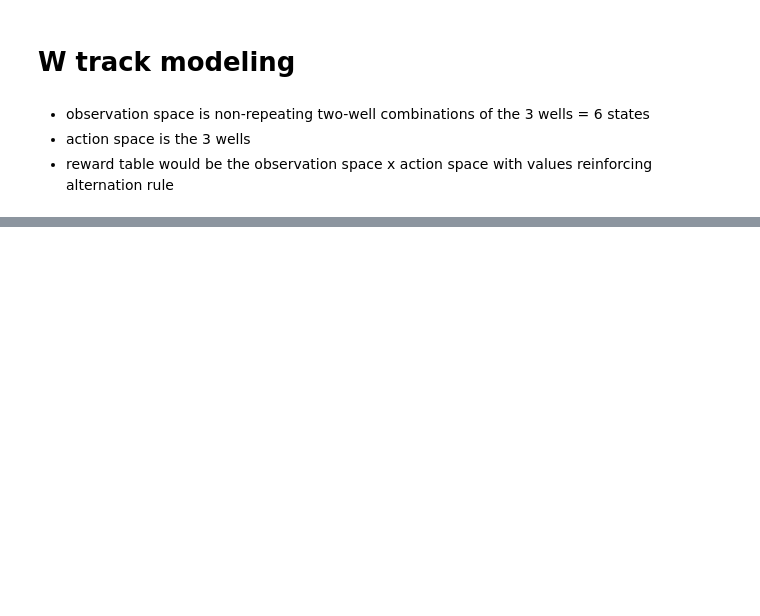
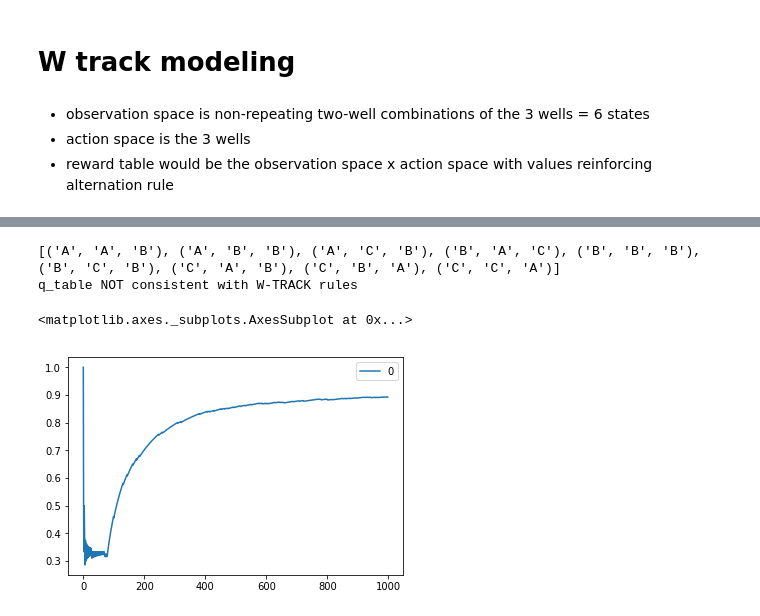
Before and after one commit to droumis/RL-agent_3arm, a Jupyter notebook: notebooks/20181111_modelW.ipynb, the cells around one changed output, grey strips where cells are left out. Drawn from its saved outputs; the diff is of its cells as text; code cells hidden in the pictures; blank space fills up the shorter version.

```diff
--- a/notebooks/20181111_modelW.ipynb
+++ b/notebooks/20181111_modelW.ipynb
@@ -138,0 +305,12 @@ q_table consistent with W-TRACK rules
+# %%
+def init_mem_obv_df():
+    mem_obv_pairs = list(itertools.product(all_wells, repeat=2))
+    zeros_array = np.random.rand(len(mem_obv_pairs), len(action_space))
+    mem_df_indx = pd.DataFrame(mem_obv_pairs).rename({0:'mem',1:'obsv'}, axis=1).set_index(['mem','obsv']).index
+    mem_df = pd.DataFrame(zeros_array, index=mem_df_indx, columns=action_space)
+    return mem_df
+# %%
+def init_memory_unit_df():
+    zeros_array = np.random.rand(len(action_space), len(action_space))
+    mem_df = pd.DataFrame(zeros_array, index=action_space, columns=action_space)
+    return mem_df
@@ -138,0 +402,11 @@ q_table consistent with W-TRACK rules
+# %%
+check_q_table(q_table_df)
+# %% [output]
+[('A', 'A', 'B'), ('A', 'B', 'B'), ('A', 'C', 'B'), ('B', 'A', 'C'), ('B', 'B', 'B'), ('B', 'C', 'B'), ('C', 'A', 'B'), ('C', 'B', 'A'), ('C', 'C', 'A')]
+q_table NOT consistent with W-TRACK rules
+# %%
+TD_lamb_mem_norm_rewards = np.cumsum(TD_lamb_mem_rewards)/np.arange(1,len(TD_lamb_mem_rewards)+1)
+pd.DataFrame(TD_lamb_mem_norm_rewards).plot()
+# %% [output]
+<matplotlib.axes._subplots.AxesSubplot at 0x...>
+[figure, added]
```
Also changed, not shown: parts of 32 cells of this notebook.
